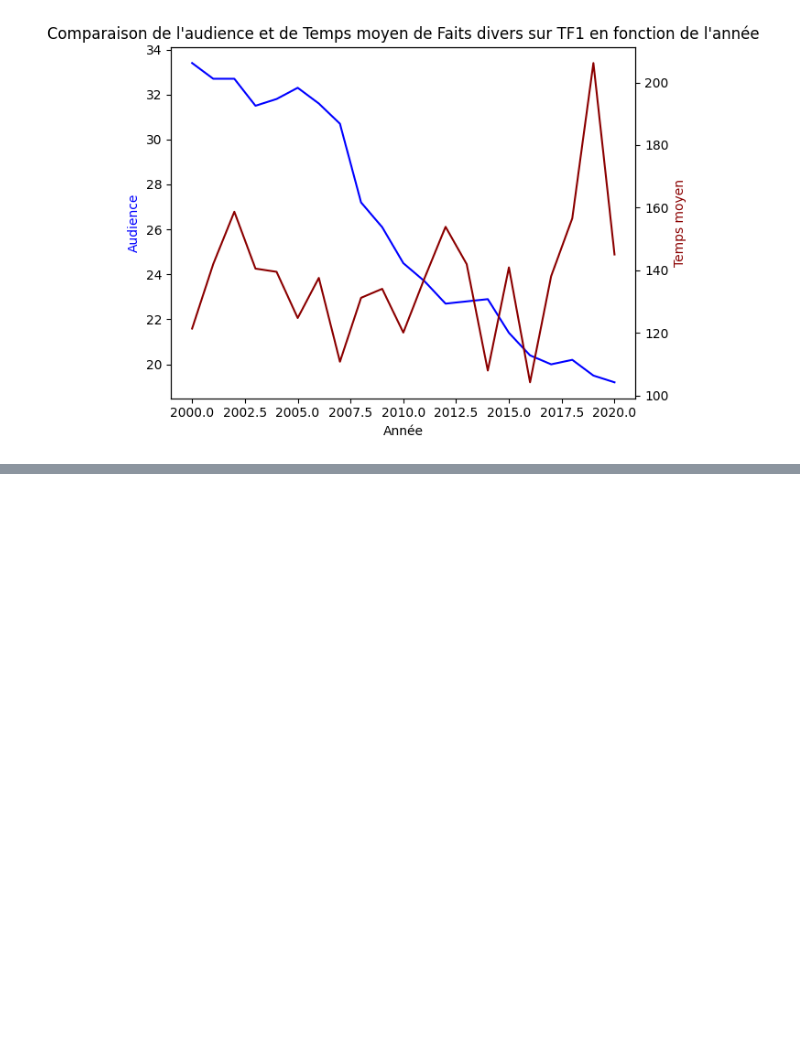
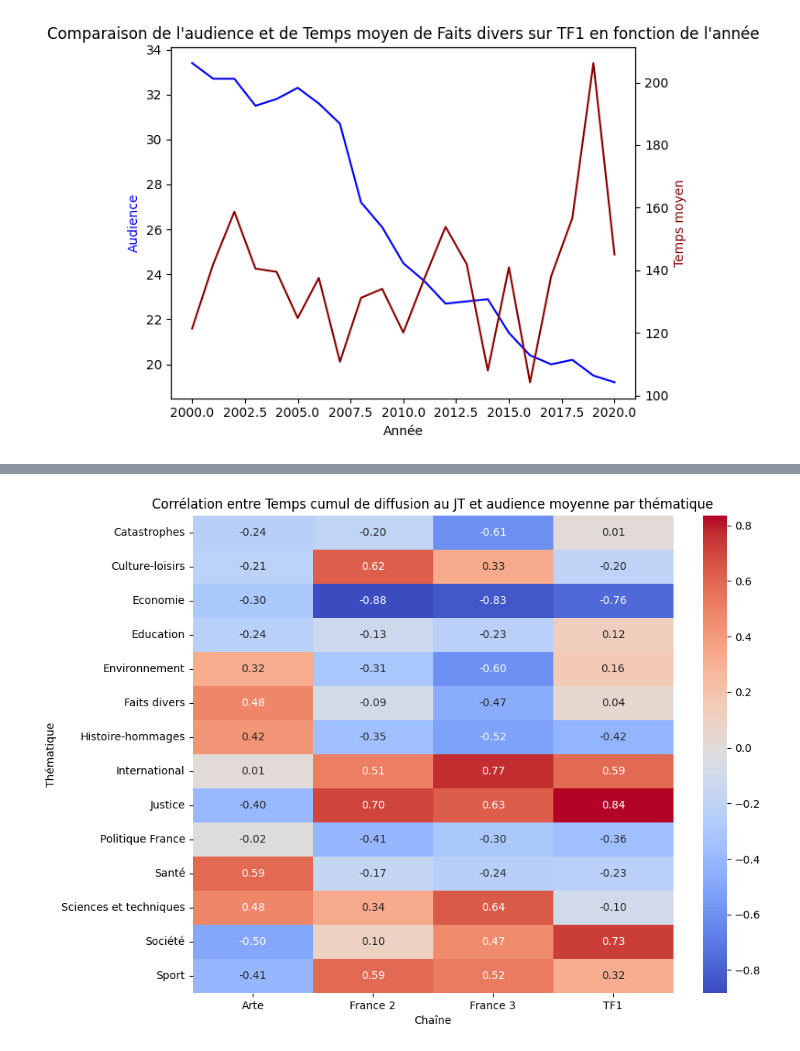
Before and after one commit to Gstrems/Projet_python_2A, a Jupyter notebook: stat_explo_audience.ipynb, the cells around one changed output, grey strips where cells are left out. Saved outputs shown, nothing was run; the diff lists cells and outputs as text; code cells hidden in the pictures; blank space fills up the shorter version.

```diff
--- a/stat_explo_audience.ipynb
+++ b/stat_explo_audience.ipynb
@@ -141,0 +148,4 @@ evolution_audience_sujet_chaine(sujet_audience, "Faits divers", "TF1")
+# %%
+correlation_theme_audience(sujet_audience, Temps="Temps cumul")
+# %% [output]
+[figure, added]
```
Also changed, not shown: parts of 3 cells of this notebook, 2 other files.
